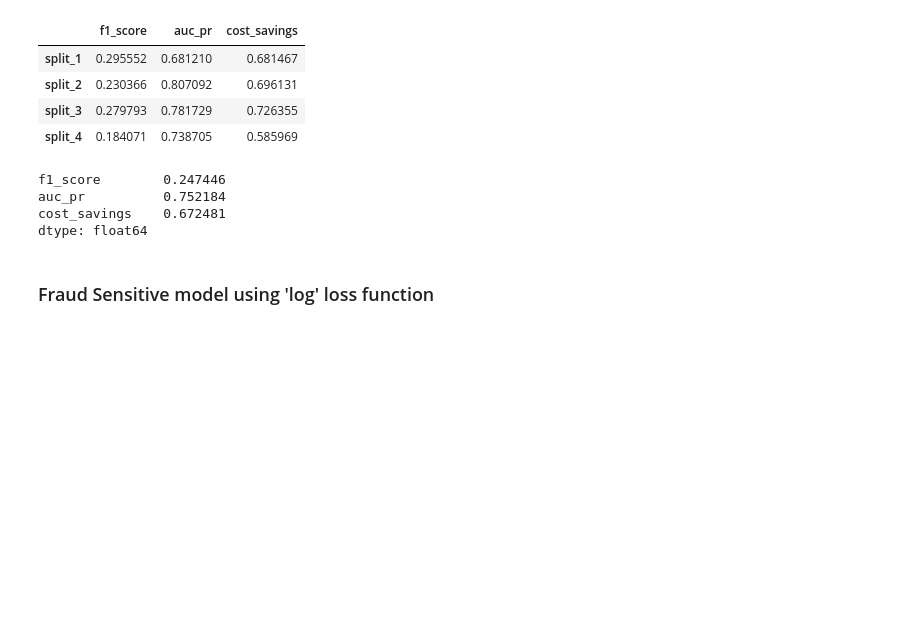
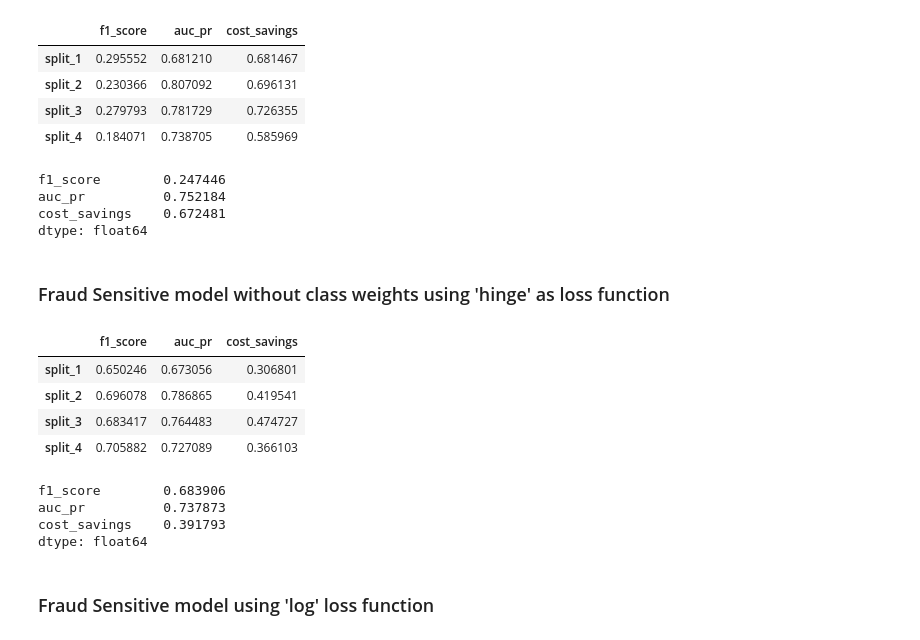
Before and after one commit to HamoyeHQ/g01-fraud-detection, a Jupyter notebook: model/ML models/SGDClassifier.ipynb, the cells around one changed output. Drawn from its saved outputs; the diff is of its cells as text; code cells hidden in the pictures; blank space fills up the shorter version.

Commit message:
Updates SGDClassifier notebook

```diff
--- a/model/ML models/SGDClassifier.ipynb
+++ b/model/ML models/SGDClassifier.ipynb
@@ -170,6 +170,32 @@ f1_score        0.247446
 auc_pr          0.752184
 cost_savings    0.672481
 dtype: float64
+# %% [markdown]
+### Fraud Sensitive model without class weights using 'hinge' as loss function
+# %%
+fraud_sensitive_model = SGDClassifier()
+fraud_sensitive_scaler = StandardScaler()
+
+fraud_sensitive_pipe = Pipeline([('scaler', fraud_sensitive_scaler), ('model', fraud_sensitive_model)])
+fraud_sensitive_scores = cross_validate(fraud_sensitive_pipe, np.array(X), y,
+                                        scoring=['f1', 'average_precision'],
+                                        cv=cv, n_jobs=4, return_estimator=True,error_score='raise')
+# %%
+fraud_sensitive_results = get_metric_scores(fraud_sensitive_scores, np.array(X))
+fraud_sensitive_results
+# %% [output]
+|  | f1_score | auc_pr | cost_savings |
+| split_1 | 0.650246 | 0.673056 | 0.306801 |
+| split_2 | 0.696078 | 0.786865 | 0.419541 |
+| split_3 | 0.683417 | 0.764483 | 0.474727 |
+| split_4 | 0.705882 | 0.727089 | 0.366103 |
+# %%
+fraud_sensitive_results.mean()
+# %% [output]
+f1_score        0.683906
+auc_pr          0.737873
+cost_savings    0.391793
+dtype: float64
 # %% [markdown]
 ### Fraud Sensitive model using 'log' loss function
 # %%
```
Also changed, not shown: parts of 6 cells of this notebook.
